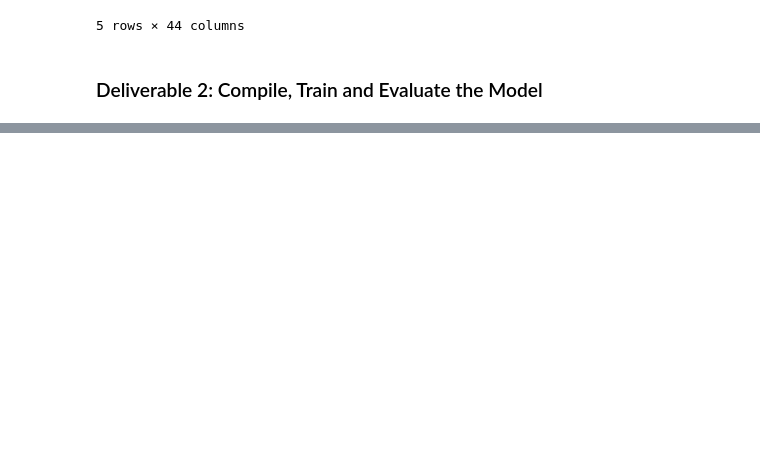
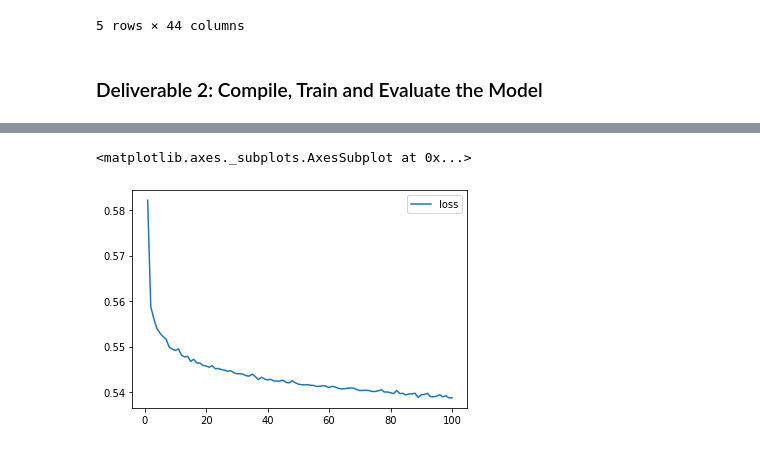
Before and after one commit to ArmineKhanan/Neural_Network_Charity_Analysis, a Jupyter notebook: AlphabetSoupCharity.ipynb, the cells around one changed output, grey strips where cells are left out. Cells and saved outputs as stored; diff of their text form; code cells hidden in the pictures; blank space fills up the shorter version.

```diff
--- a/AlphabetSoupCharity.ipynb
+++ b/AlphabetSoupCharity.ipynb
@@ -11,7 +50,7 @@ import tensorflow as tf
 
 #  Import and read the charity_data.csv.
 import pandas as pd
-application_df = pd.read_csv("charity_data.csv")
+application_df = pd.read_csv("https://raw.githubusercontent.com/ArmineKhanan/Neural_Network_Charity_Analysis/main/Resources/charity_data.csv")
 application_df.head()
 # %% [output]
 |  | EIN | NAME | APPLICATION_TYPE | AFFILIATION | CLASSIFICATION | USE_CASE | ORGANIZATION | STATUS | ... |
@@ -203,18 +240,20 @@ X_test_scaled = X_scaler.transform(X_test)
 ### Deliverable 2: Compile, Train and Evaluate the Model
 # %%
 # Define the model - deep neural net, i.e., the number of input features and hidden nodes for each layer.
-#  YOUR CODE GOES HERE
+number_of_input_features = len(X_train[0])
+hidden_layer1_nodes = 30
+hidden_layer2_nodes = 25
 
 nn = tf.keras.models.Sequential()
 
 # First hidden layer
-#  YOUR CODE GOES HERE
+nn.add(tf.keras.layers.Dense(units = hidden_layer1_nodes, input_dim = number_of_input_features, activation = 'relu'))
 
 # Second hidden layer
-#  YOUR CODE GOES HERE
+nn.add(tf.keras.layers.Dense(units = hidden_layer2_nodes, input_dim = number_of_input_features, activation = 'relu'))
 
 # Output layer
-#  YOUR CODE GOES HERE
+nn.add(tf.keras.layers.Dense(units=1, activation="sigmoid"))
 
 # Check the structure of the model
 nn.summary()
@@ -226,0 +276,13 @@ nn.summary()
+# %%
+# Compile the model
+import os
+#from tensorflow.keras.callbacks import ModelCheckpoint
+
+# Define the checkpoint path and filenames
+os.makedirs("checkpoints/",exist_ok=True)
+checkpoint_path = "checkpoints/weights.{epoch:02d}.hdf5"
+
+nn.compile(loss="binary_crossentropy", optimizer="adam", metrics= ["accuracy"])
+# %%
+# Train the model
+fit_model= nn.fit(X_train_scaled, y_train, epochs=100, verbose=1)
@@ -230,0 +314,9 @@ print(f"Loss: {model_loss}, Accuracy: {model_accuracy}")
+# %%
+# Create a DataFrame containing training history
+history_df = pd.DataFrame(fit_model.history, index=range(1,len(fit_model.history["loss"])+1))
+
+# Plot the loss
+history_df.plot(y="loss")
+# %% [output]
+<matplotlib.axes._subplots.AxesSubplot at 0x...>
+[figure, added]
```
Also changed, not shown: parts of 11 cells of this notebook.
